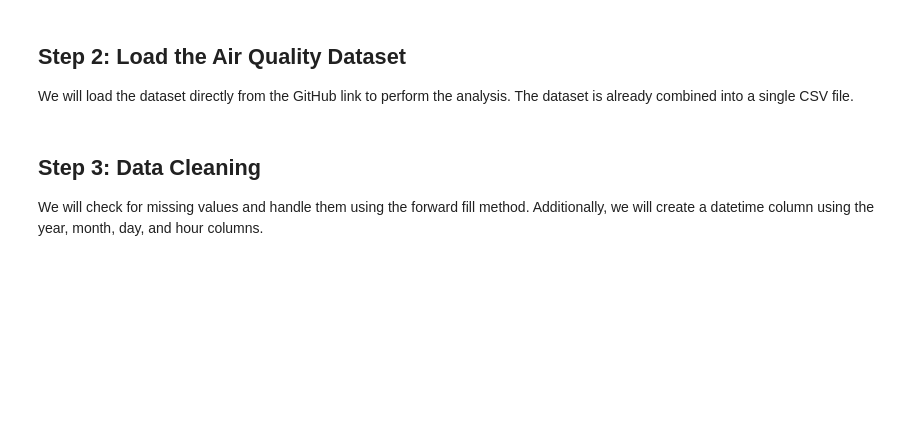
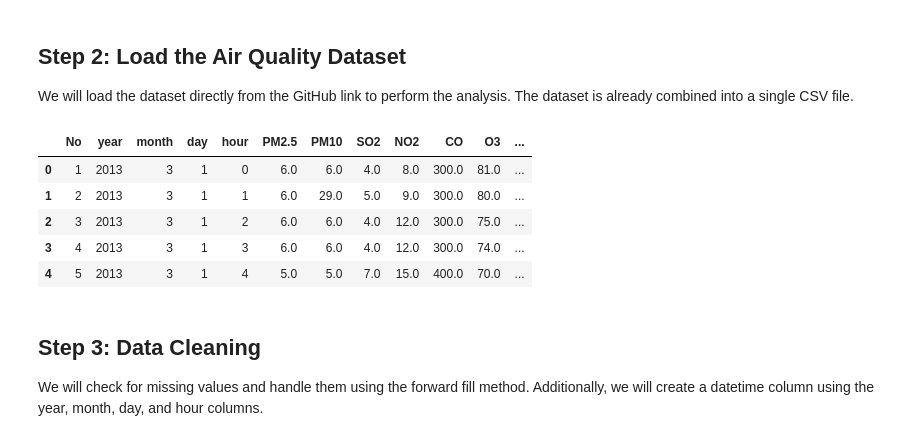
Before and after one commit to WigunaKurniawan/air-quality-tiantan-analysis, a Jupyter notebook: Notebooks/analysis_fixed_imports.ipynb, the cells around one changed output. Cells and saved outputs as stored; diff of their text form; code cells hidden in the pictures; blank space fills up the shorter version.

```diff
--- a/Notebooks/analysis_fixed_imports.ipynb
+++ b/Notebooks/analysis_fixed_imports.ipynb
@@ -28,11 +28,18 @@ We will load the dataset directly from the GitHub link to perform the analysis.
 # %%
 
 # Load the dataset from GitHub
-data_url = 'https://raw.githubusercontent.com/WigunaKurniawan/air-quality-tiantan-analysis/main/Dataset/PRSA_Data_Tiantan_20130301-20170228.csv'
+data_url = 'https://raw.githubusercontent.com/WigunaKurniawan/air-quality-tiantan-analysis/main/Dashboard/PRSA_Data_Tiantan_20130301-20170228.csv'
 data = pd.read_csv(data_url)
 
 # Display the first few rows to understand the structure
 data.head()
+# %% [output]
+|  | No | year | month | day | hour | PM2.5 | PM10 | SO2 | NO2 | CO | O3 | ... |
+| 0 | 1 | 2013 | 3 | 1 | 0 | 6.0 | 6.0 | 4.0 | 8.0 | 300.0 | 81.0 | ... |
+| 1 | 2 | 2013 | 3 | 1 | 1 | 6.0 | 29.0 | 5.0 | 9.0 | 300.0 | 80.0 | ... |
+| 2 | 3 | 2013 | 3 | 1 | 2 | 6.0 | 6.0 | 4.0 | 12.0 | 300.0 | 75.0 | ... |
+| 3 | 4 | 2013 | 3 | 1 | 3 | 6.0 | 6.0 | 4.0 | 12.0 | 300.0 | 74.0 | ... |
+| 4 | 5 | 2013 | 3 | 1 | 4 | 5.0 | 5.0 | 7.0 | 15.0 | 400.0 | 70.0 | ... |
 # %% [markdown]
 ## Step 3: Data Cleaning
 We will check for missing values and handle them using the forward fill method.
```
Also changed, not shown: parts of 4 cells of this notebook.
